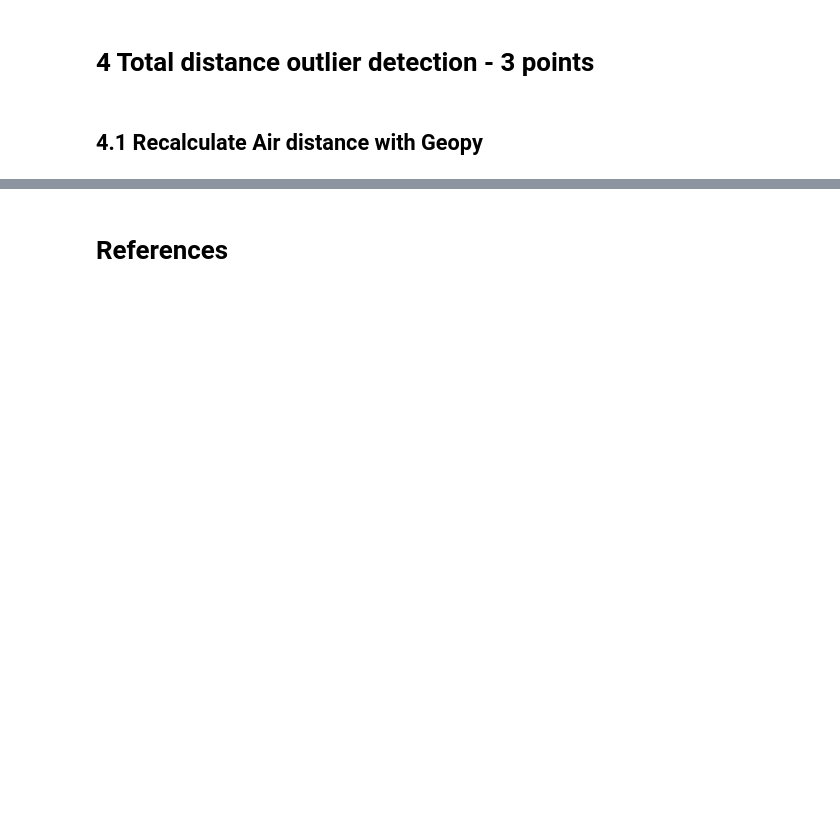
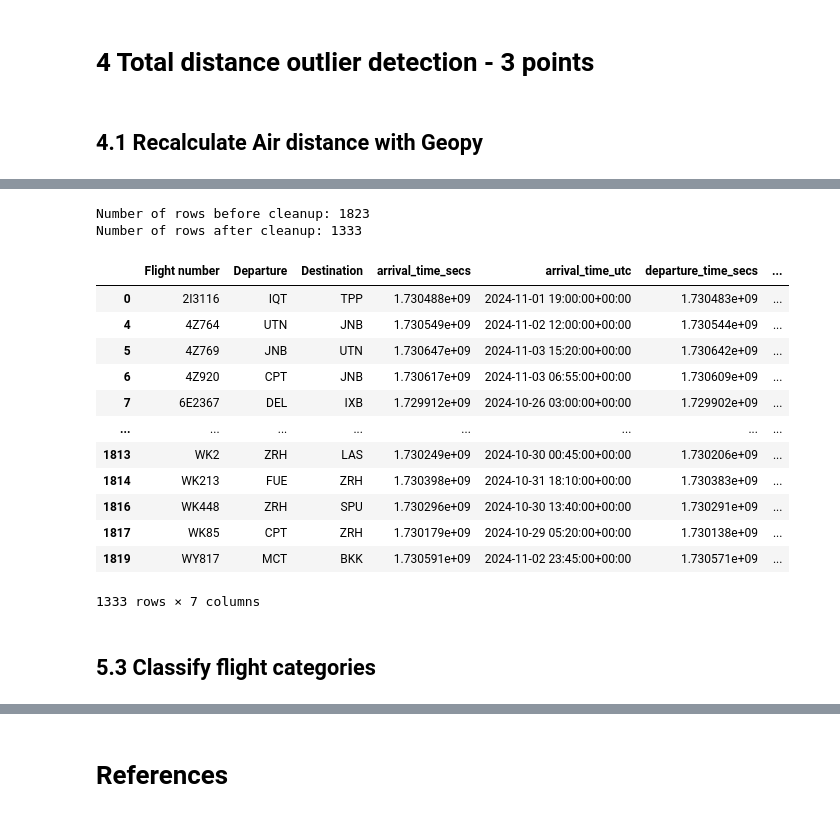
Before and after one commit to gelpkmar/IVDA-A3, a Jupyter notebook: assignment3_Gelpke_Marlon.ipynb, the cells around one changed output, grey strips where cells are left out. Drawn from its saved outputs; the diff is of its cells as text; code cells hidden in the pictures; blank space fills up the shorter version.

```diff
--- a/assignment3_Gelpke_Marlon.ipynb
+++ b/assignment3_Gelpke_Marlon.ipynb
@@ -618,0 +708,29 @@ Name: Total Distance [km], dtype: float64
+# %%
+# Save departure & arrival times for every flight
+def flight_times(row):
+    try:
+        if len(fd.get_flights(row['Flight number'])) > 0:
+            flight_info = fd.get_history_by_flight_number(row['Flight number'])  # Retrieve flight information based on past flights.
+            if len(flight_info) > 0:
+                arrival_time_secs = flight_info[0]['time']['scheduled']['arrival'] # Get most recent arrival time
+                departure_time_secs = flight_info[0]['time']['scheduled']['departure'] # Get most recent departure time
+                row['arrival_time_secs'] = arrival_time_secs
+                row['departure_time_secs'] = departure_time_secs
+                row['arrival_time_utc'] = convert_to_utc(arrival_time_secs)
+                row['departure_time_utc'] = convert_to_utc(departure_time_secs)
+                print(f"{row.name}/{len(data_flights)}")
+
+                return row
+    except Exception as e:
+        print(f"Error retrieving departure for flight {row['Flight number']}: {e}")
+# %%
+# Setup of new dataframe for flight
+data_flights = pd.read_csv('data/t4_FlightData.csv')
+
+data_flight_times_tmp = data_flights
+data_flight_times_tmp['arrival_time_secs'] = None
+data_flight_times_tmp['departure_time_secs'] = None
+data_flight_times_tmp['arrival_time_utc'] = None
+data_flight_times_tmp['departure_time_utc'] = None
+# %%
+data_flight_times = data_flight_times_tmp.apply(flight_times, axis=1)
@@ -618,0 +757,26 @@ Name: Total Distance [km], dtype: float64
+# %%
+data_flight_times = data_flight_times[['Flight number', 'Departure', 'Destination', 'arrival_time_secs', 'arrival_time_utc', 'departure_time_secs', 'departure_time_utc']]
+
+# Drop rows containing "NaN" for any col
+columns_to_check = ['Flight number', 'Departure', 'Destination', 'arrival_time_secs', 'arrival_time_utc', 'departure_time_secs', 'departure_time_utc']
+data_flight_times_cleaned = data_flight_times.dropna(subset=columns_to_check)
+
+print(f"Number of rows before cleanup: {len(data_flight_times)}")
+print(f"Number of rows after cleanup: {len(data_flight_times_cleaned)}")
+display(data_flight_times_cleaned)
+# %% [output]
+Number of rows before cleanup: 1823
+Number of rows after cleanup: 1333
+|  | Flight number | Departure | Destination | arrival_time_secs | arrival_time_utc | departure_time_secs | ... |
+| 0 | 2I3116 | IQT | TPP | 1.730488e+09 | 2024-11-01 19:00:00+00:00 | 1.730483e+09 | ... |
+| 4 | 4Z764 | UTN | JNB | 1.730549e+09 | 2024-11-02 12:00:00+00:00 | 1.730544e+09 | ... |
+| 5 | 4Z769 | JNB | UTN | 1.730647e+09 | 2024-11-03 15:20:00+00:00 | 1.730642e+09 | ... |
+| 6 | 4Z920 | CPT | JNB | 1.730617e+09 | 2024-11-03 06:55:00+00:00 | 1.730609e+09 | ... |
+| 7 | 6E2367 | DEL | IXB | 1.729912e+09 | 2024-10-26 03:00:00+00:00 | 1.729902e+09 | ... |
+| ... | ... | ... | ... | ... | ... | ... | ... |
+| 1813 | WK2 | ZRH | LAS | 1.730249e+09 | 2024-10-30 00:45:00+00:00 | 1.730206e+09 | ... |
+| 1814 | WK213 | FUE | ZRH | 1.730398e+09 | 2024-10-31 18:10:00+00:00 | 1.730383e+09 | ... |
+| 1816 | WK448 | ZRH | SPU | 1.730296e+09 | 2024-10-30 13:40:00+00:00 | 1.730291e+09 | ... |
+| 1817 | WK85 | CPT | ZRH | 1.730179e+09 | 2024-10-29 05:20:00+00:00 | 1.730138e+09 | ... |
+| 1819 | WY817 | MCT | BKK | 1.730591e+09 | 2024-11-02 23:45:00+00:00 | 1.730571e+09 | ... |
+1333 rows × 7 columns
@@ -618,0 +786,2 @@ Name: Total Distance [km], dtype: float64
+# %% [markdown]
+## 5.3 Classify flight categories
```
Also changed, not shown: parts of 38 cells of this notebook.
